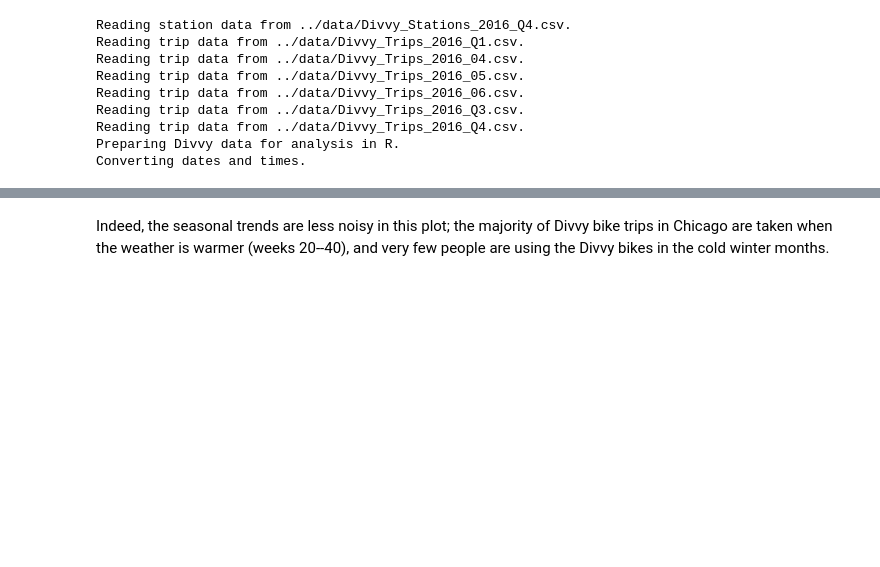
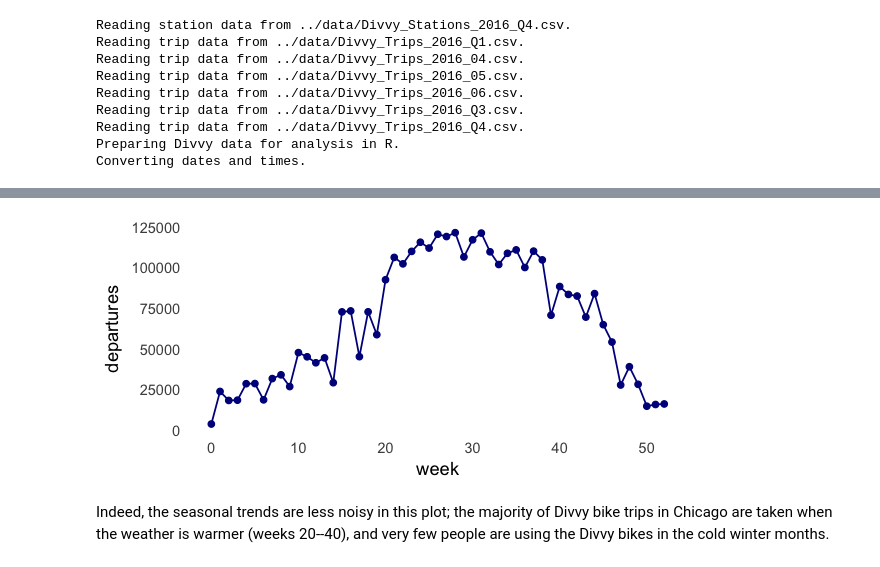
Before and after one commit to stephenslab/ipynb-website, a Jupyter notebook: analysis/seasonal-trends.ipynb, the cells around one changed output, grey strips where cells are left out. Saved outputs shown, nothing was run; the diff lists cells and outputs as text; code cells hidden in the pictures; blank space fills up the shorter version.

```diff
--- a/analysis/seasonal-trends.ipynb
+++ b/analysis/seasonal-trends.ipynb
@@ -59,13 +61,15 @@ This plot shows a sizeable increase in bike trips during summer days, but since
 # %%
-options(repr.plot.width = 5, repr.plot.height = 2.5)
+options(repr.plot.width = 5, repr.plot.height = 2.25)
 counts.week <- as.vector(table(divvy$trips$start.week))
 ggplot(data.frame(week = 0:52,departures = counts.week),
        aes(x = week,y = departures)) +
   geom_point(color = "darkblue",shape = 19,size = 1.5) +
   geom_line(color = "darkblue") +
   theme_minimal() +
   theme(panel.grid.major = element_blank(),
         panel.grid.minor = element_blank())
+# %% [output]
+[figure, added]
 # %% [markdown]
 Indeed, the seasonal trends are less noisy in this plot; the majority of Divvy bike trips in Chicago are taken when the weather is warmer (weeks 20--40), and very few people are using the Divvy bikes in the cold winter months.
 # %% [markdown]
```
Also changed, not shown: parts of 8 cells of this notebook, 1 other file.
